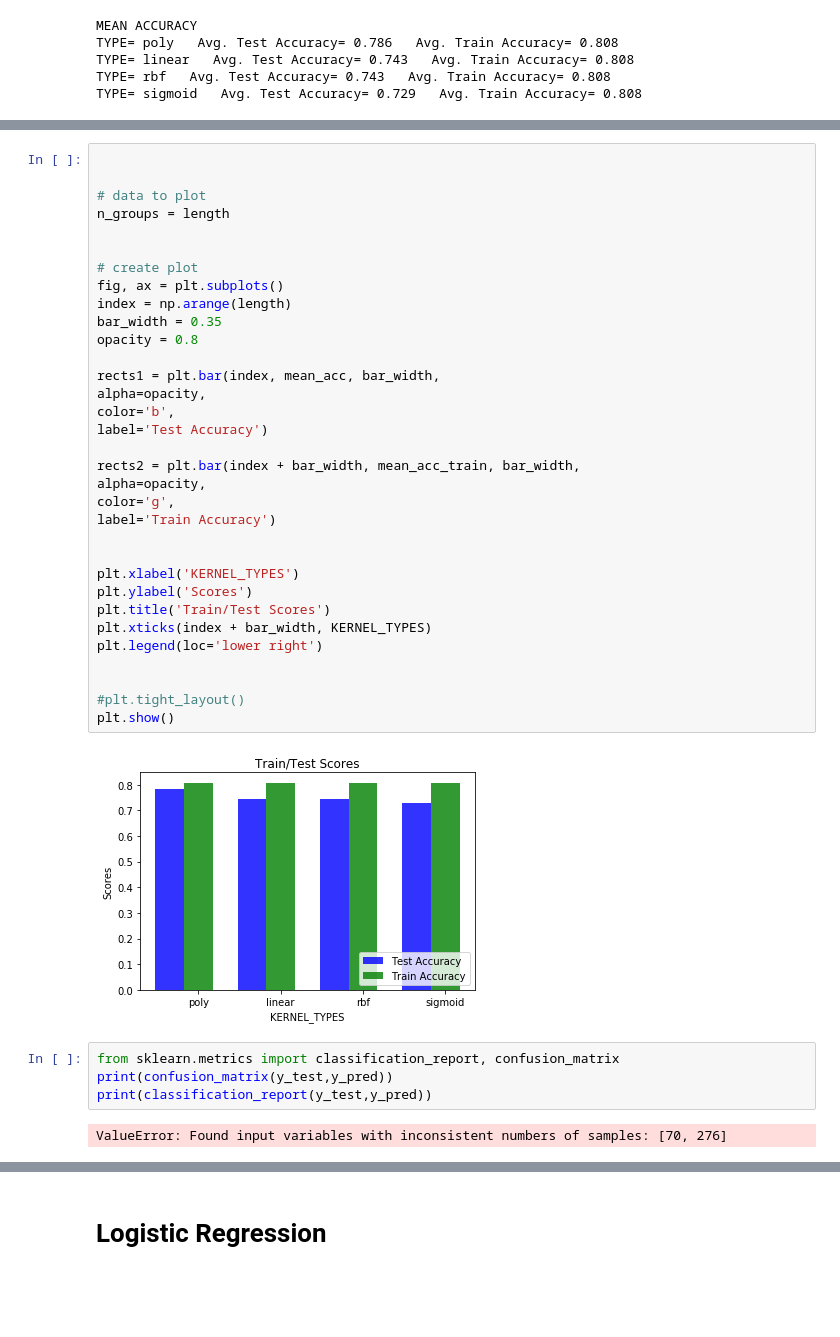
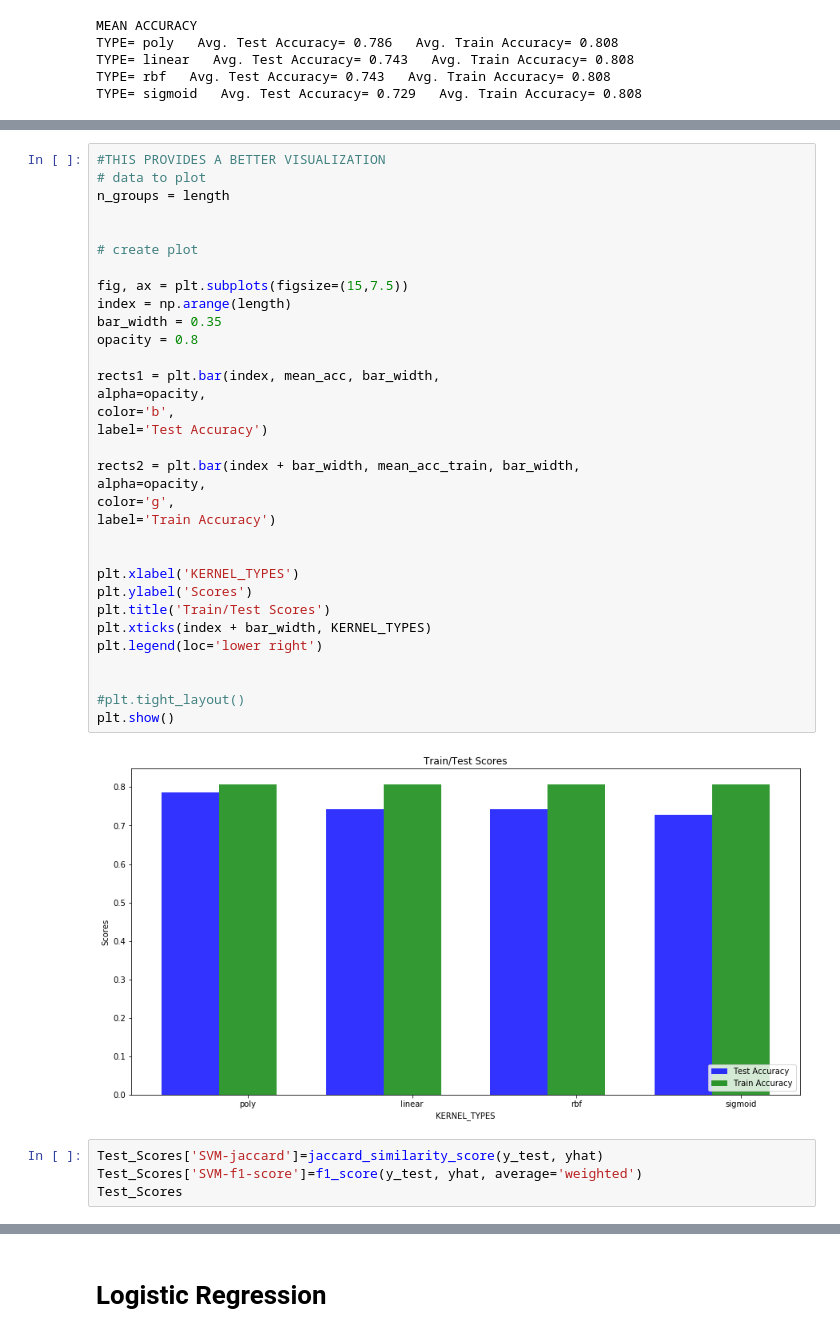
Before and after one commit to khanfarhan10/coursera-ml-capstone-project, a Jupyter notebook: ML_Project.ipynb, the cells around one changed output, grey strips where cells are left out. Saved outputs shown, nothing was run; the diff lists cells and outputs as text; blank space fills up the shorter version.

```diff
--- a/ML_Project.ipynb
+++ b/ML_Project.ipynb
@@ -646,41 +632,39 @@ The corresponding training accuracy obtained was : 0.8079710144927537
 # %%
-
-
+#THIS PROVIDES A BETTER VISUALIZATION
 # data to plot
 n_groups = length
 
 
 # create plot
-fig, ax = plt.subplots()
+
+fig, ax = plt.subplots(figsize=(15,7.5))
 index = np.arange(length)
 bar_width = 0.35
 opacity = 0.8
 
 rects1 = plt.bar(index, mean_acc, bar_width,
 alpha=opacity,
 color='b',
 label='Test Accuracy')
 
 rects2 = plt.bar(index + bar_width, mean_acc_train, bar_width,
 alpha=opacity,
 color='g',
 label='Train Accuracy')
 
 
 plt.xlabel('KERNEL_TYPES')
 plt.ylabel('Scores')
 plt.title('Train/Test Scores')
 plt.xticks(index + bar_width, KERNEL_TYPES)
 plt.legend(loc='lower right')
 
 
 #plt.tight_layout()
 plt.show()
 # %% [output]
-[figure, old version]
+[figure, new version]
-# %%
-from sklearn.metrics import classification_report, confusion_matrix
-print(confusion_matrix(y_test,y_pred))
-print(classification_report(y_test,y_pred))
-# %% [output]
-ValueError: Found input variables with inconsistent numbers of samples: [70, 276]
+# %%
+Test_Scores['SVM-jaccard']=jaccard_similarity_score(y_test, yhat)
+Test_Scores['SVM-f1-score']=f1_score(y_test, yhat, average='weighted')
+Test_Scores
```
Also changed, not shown: parts of 11 cells of this notebook.
